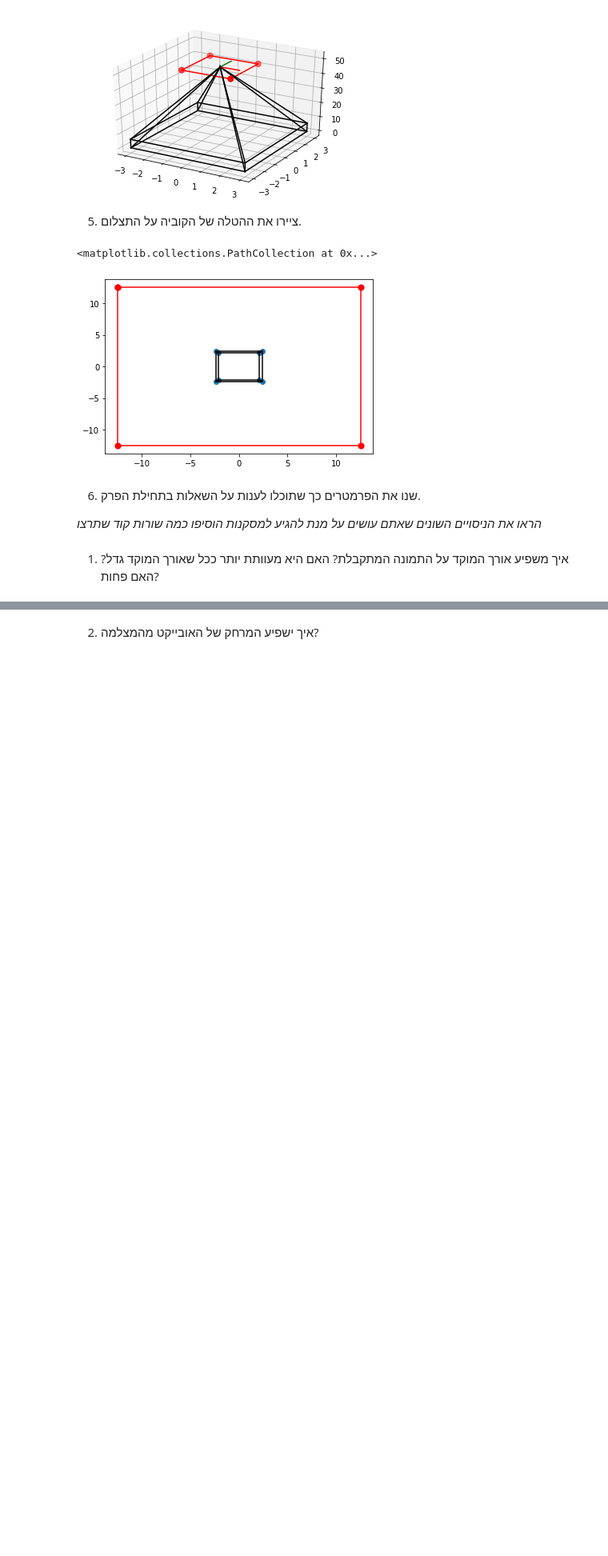
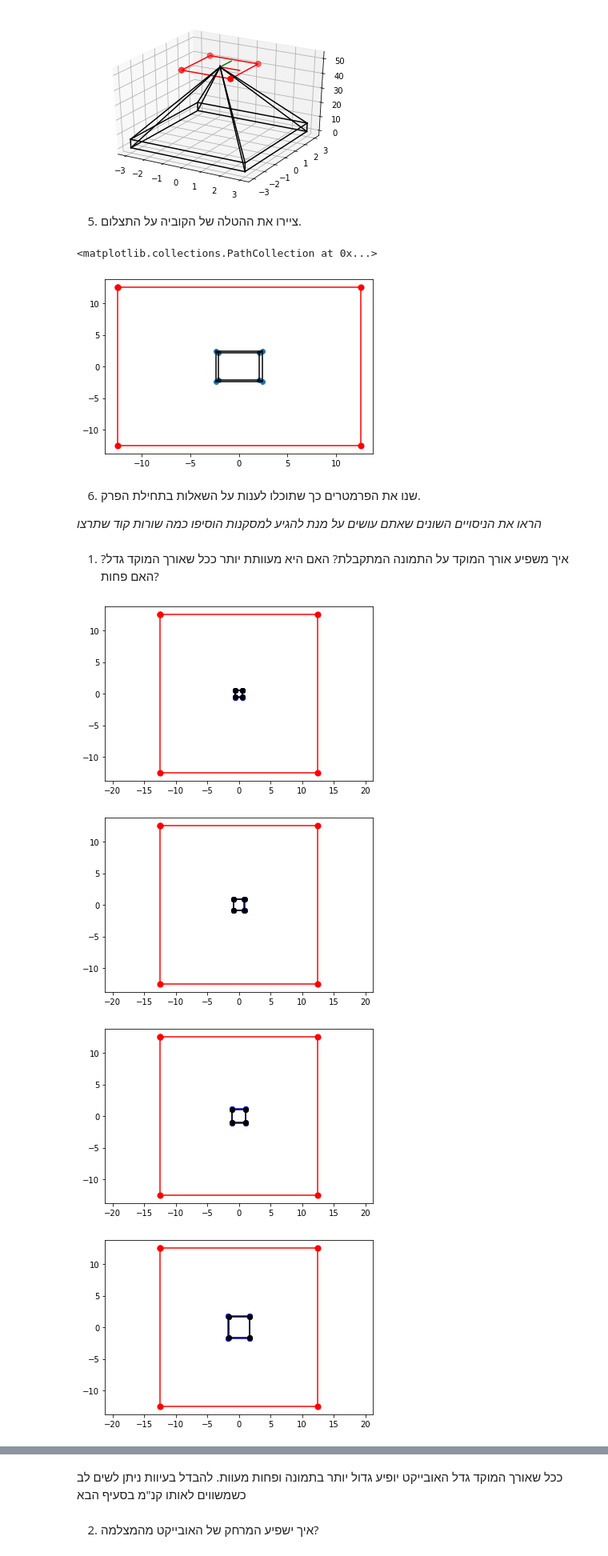
Before and after one commit to orenltr/Photo2, a Jupyter notebook: lab1.ipynb, the cells around one changed output, grey strips where cells are left out. Shown: that part at 80% size. Cells and saved outputs as stored; diff of their text form; code cells hidden in the pictures; blank space fills up the shorter version.

```diff
--- a/lab1.ipynb
+++ b/lab1.ipynb
@@ -120,3 +120,35 @@ plt.scatter(image1Points[:, 0], image1Points[:, 1])
 *הראו את הניסויים השונים שאתם עושים על מנת להגיע למסקנות הוסיפו כמה שורות קוד שתרצו*
 # %% [markdown]
 1. איך משפיע אורך המוקד על התמונה המתקבלת? האם היא מעוותת יותר ככל שאורך המוקד גדל? האם פחות?
+# %%
+focalLength_array = np.array([18,28,35,55,85,100,150,200,300])
+
+for f in focalLength_array:
+    # define camera
+    camera2 = Camera(f, np.array([0, 0]), None, None, None, sensor_size)
+    # define image
+    img2 = SingleImage(camera2)
+    img2.exteriorOrientationParameters = np.array([[0, 0, 100, omega, phi, kappa]])
+
+    plt.figure()
+    pv.drawImageFrame2D(img2.camera.sensorSize, img2.camera.sensorSize)
+    # calculate the projection of the cube in the camera system
+    imagePoints = img2.GroundToImage(cube)
+    x_imgPoints = imagePoints[:, 0]
+    y_imgPoints = imagePoints[:, 1]
+    # draw the top of the cube projection
+    pv.connect2Dpoints(x_imgPoints, y_imgPoints, 1, 4, 'b-o')
+    pv.connect2Dpoints(x_imgPoints, y_imgPoints, 4, 5, 'b-o')
+    pv.connect2Dpoints(x_imgPoints, y_imgPoints, 5, 8, 'b-o')
+    pv.connect2Dpoints(x_imgPoints, y_imgPoints, 8, 1, 'b-o')
+    # draw the base of the cube projection
+    pv.connect2Dpoints(x_imgPoints, y_imgPoints, 2, 3, 'k-o')
+    pv.connect2Dpoints(x_imgPoints, y_imgPoints, 3, 6, 'k-o')
+    pv.connect2Dpoints(x_imgPoints, y_imgPoints, 6, 7, 'k-o')
+    pv.connect2Dpoints(x_imgPoints, y_imgPoints, 7, 2, 'k-o')
+    plt.axis('equal')
+# %% [output]
+[figure, added]
+[figure, added]
+[figure, added]
+[figure, added]
@@ -123,2 +160,4 @@ plt.scatter(image1Points[:, 0], image1Points[:, 1])
+# %% [markdown]
+ככל שאורך המוקד גדל האובייקט יופיע גדול יותר בתמונה ופחות מעוות. להבדל בעיוות ניתן לשים לב כשמשווים לאותו קנ"מ בסעיף הבא
 # %% [markdown]
 2. איך ישפיע המרחק של האובייקט מהמצלמה?
```
Also changed, not shown: parts of 23 cells of this notebook.
